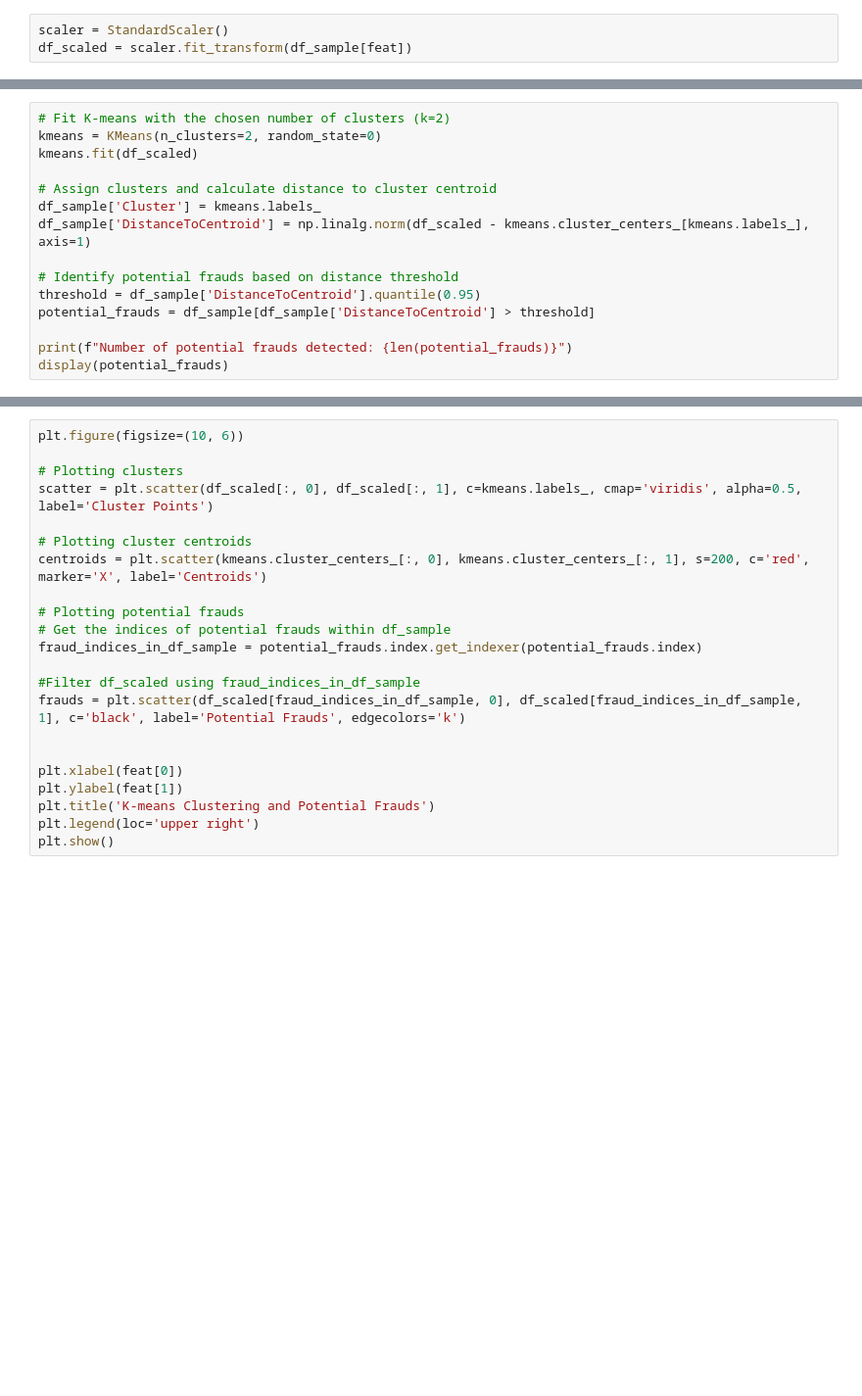
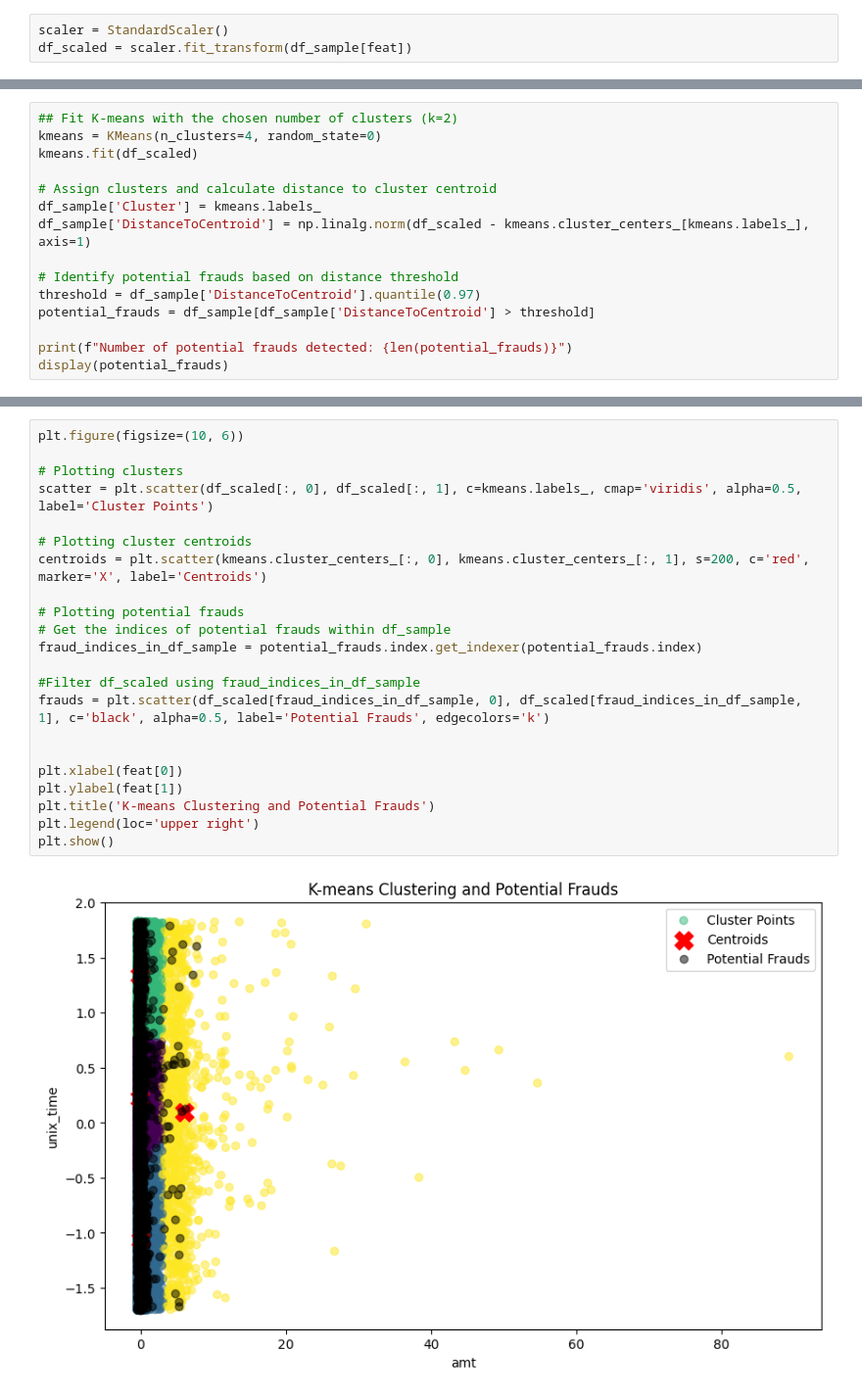
Before and after one commit to peteray-dev/Fraud_Detection_Transactions, a Jupyter notebook: Fraud_Detection.ipynb, the cells around one changed output, grey strips where cells are left out. Shown at 98% size. Drawn from its saved outputs; the diff is of its cells as text; blank space fills up the shorter version.

```diff
--- a/Fraud_Detection.ipynb
+++ b/Fraud_Detection.ipynb
@@ -344,6 +563,6 @@ df_sample['cluster'] = kmeans.fit_predict(df_scaled)
 # %%
-# Fit K-means with the chosen number of clusters (k=2)
-kmeans = KMeans(n_clusters=2, random_state=0)
+## Fit K-means with the chosen number of clusters (k=2)
+kmeans = KMeans(n_clusters=4, random_state=0)
 kmeans.fit(df_scaled)
 
 # Assign clusters and calculate distance to cluster centroid
@@ -351,7 +570,7 @@ df_sample['Cluster'] = kmeans.labels_
 df_sample['DistanceToCentroid'] = np.linalg.norm(df_scaled - kmeans.cluster_centers_[kmeans.labels_], axis=1)
 
 # Identify potential frauds based on distance threshold
-threshold = df_sample['DistanceToCentroid'].quantile(0.95)
+threshold = df_sample['DistanceToCentroid'].quantile(0.97)
 potential_frauds = df_sample[df_sample['DistanceToCentroid'] > threshold]
 
 print(f"Number of potential frauds detected: {len(potential_frauds)}")
@@ -359,22 +593,24 @@ display(potential_frauds)
 # %%
 plt.figure(figsize=(10, 6))
 
 # Plotting clusters
 scatter = plt.scatter(df_scaled[:, 0], df_scaled[:, 1], c=kmeans.labels_, cmap='viridis', alpha=0.5, label='Cluster Points')
 
 # Plotting cluster centroids
 centroids = plt.scatter(kmeans.cluster_centers_[:, 0], kmeans.cluster_centers_[:, 1], s=200, c='red', marker='X', label='Centroids')
 
 # Plotting potential frauds
 # Get the indices of potential frauds within df_sample
 fraud_indices_in_df_sample = potential_frauds.index.get_indexer(potential_frauds.index)
 
 #Filter df_scaled using fraud_indices_in_df_sample
-frauds = plt.scatter(df_scaled[fraud_indices_in_df_sample, 0], df_scaled[fraud_indices_in_df_sample, 1], c='black', label='Potential Frauds', edgecolors='k')
+frauds = plt.scatter(df_scaled[fraud_indices_in_df_sample, 0], df_scaled[fraud_indices_in_df_sample, 1], c='black', alpha=0.5, label='Potential Frauds', edgecolors='k')
 
 
 plt.xlabel(feat[0])
 plt.ylabel(feat[1])
 plt.title('K-means Clustering and Potential Frauds')
 plt.legend(loc='upper right')
 plt.show()
+# %% [output]
+[figure, added]
```
Also changed, not shown: parts of 60 cells of this notebook.
